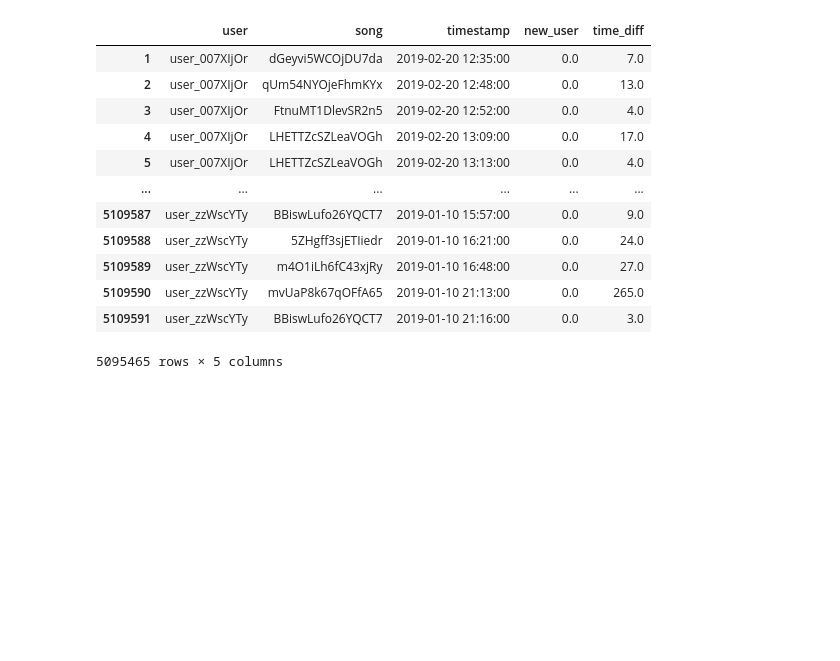
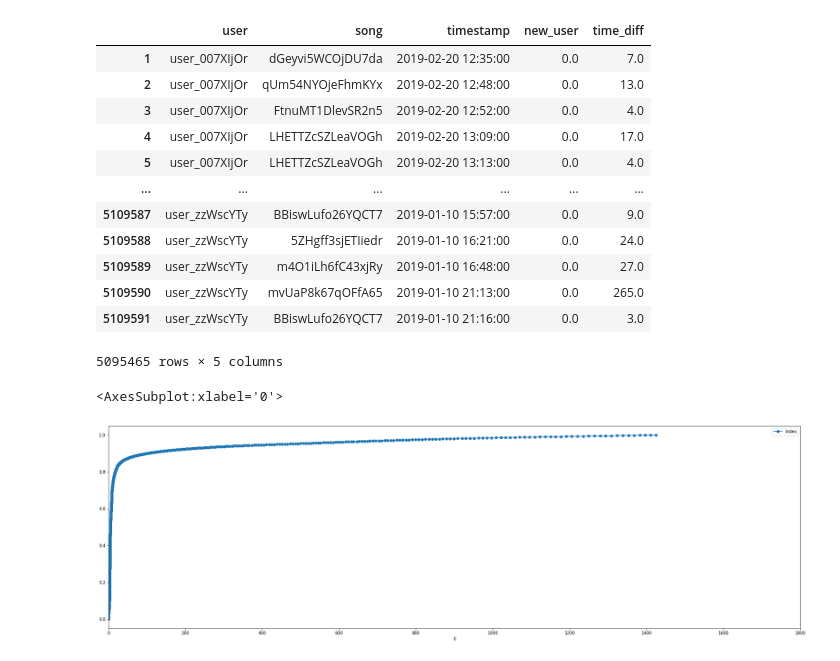
Before and after one commit to GiowGiow/Quantificando-a-Disrupcao-em-Redes-de-Similaridade-Musicais, a Jupyter notebook: code/3. analyzing_users_history.ipynb, the cells around one changed output. Saved outputs shown, nothing was run; the diff lists cells and outputs as text; code cells hidden in the pictures; blank space fills up the shorter version.

```diff
--- a/code/3. analyzing_users_history.ipynb
+++ b/code/3. analyzing_users_history.ipynb
@@ -232,0 +295,7 @@ get_cdf(sorted_user_history)
+# %%
+time_diff_all_users = get_cdf(sorted_user_history)
+# %%
+time_diff_all_users.plot(marker='o', figsize=(30,9), xlim=(0,1800))
+# %% [output]
+<AxesSubplot:xlabel='0'>
+[figure, added]
```
Also changed, not shown: parts of 33 cells of this notebook, 8 other files.
